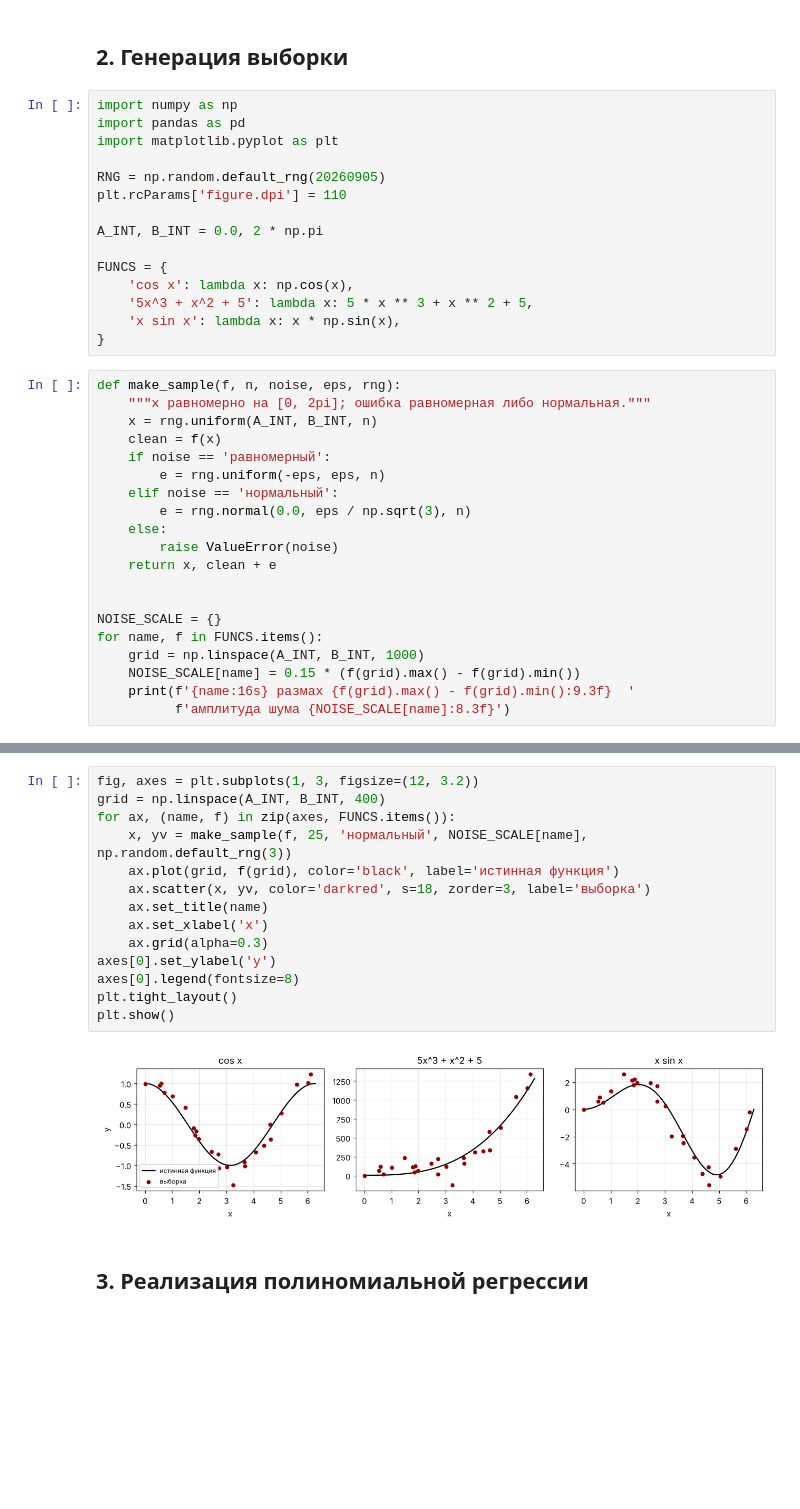
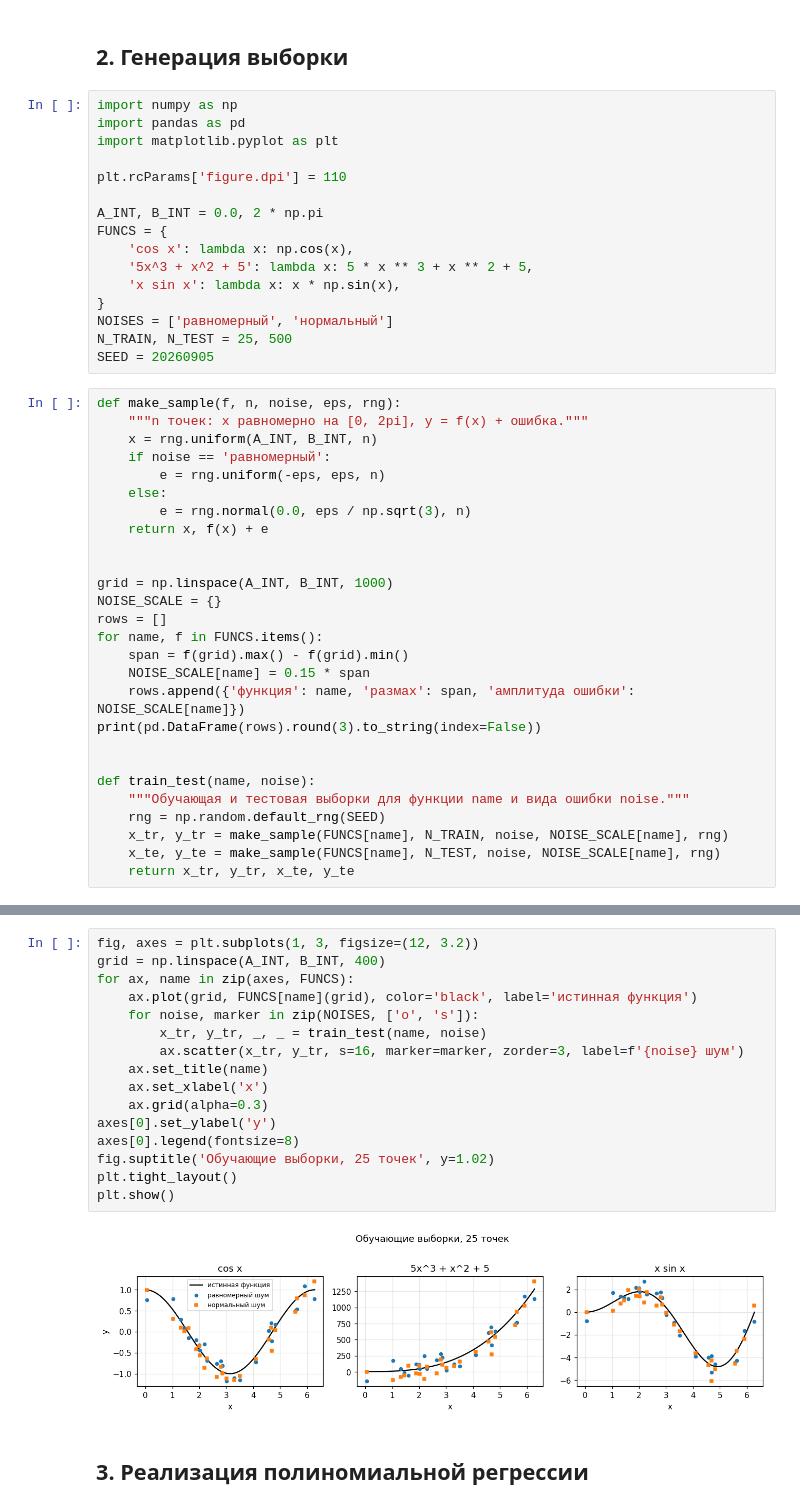
Before and after one commit to UsusCimex/NSU_DeepLearning, a Jupyter notebook: labs/lab-02-poly-regression/poly_regression.ipynb, the cells around one changed output, grey strips where cells are left out. Cells and saved outputs as stored; diff of their text form; blank space fills up the shorter version.

```diff
--- a/labs/lab-02-poly-regression/poly_regression.ipynb
+++ b/labs/lab-02-poly-regression/poly_regression.ipynb
@@ -133,34 +105,42 @@ import numpy as np
 import pandas as pd
 import matplotlib.pyplot as plt
 
-RNG = np.random.default_rng(20260905)
 plt.rcParams['figure.dpi'] = 110
 
 A_INT, B_INT = 0.0, 2 * np.pi
-
 FUNCS = {
     'cos x': lambda x: np.cos(x),
     '5x^3 + x^2 + 5': lambda x: 5 * x ** 3 + x ** 2 + 5,
     'x sin x': lambda x: x * np.sin(x),
 }
+NOISES = ['равномерный', 'нормальный']
+N_TRAIN, N_TEST = 25, 500
+SEED = 20260905
 # %%
 def make_sample(f, n, noise, eps, rng):
-    """x равномерно на [0, 2pi]; ошибка равномерная либо нормальная."""
+    """n точек: x равномерно на [0, 2pi], y = f(x) + ошибка."""
     x = rng.uniform(A_INT, B_INT, n)
-    clean = f(x)
     if noise == 'равномерный':
         e = rng.uniform(-eps, eps, n)
-    elif noise == 'нормальный':
+    else:
         e = rng.normal(0.0, eps / np.sqrt(3), n)
-    else:
-        raise ValueError(noise)
-    return x, clean + e
+    return x, f(x) + e
 
 
+grid = np.linspace(A_INT, B_INT, 1000)
 NOISE_SCALE = {}
+rows = []
 for name, f in FUNCS.items():
-    grid = np.linspace(A_INT, B_INT, 1000)
-    NOISE_SCALE[name] = 0.15 * (f(grid).max() - f(grid).min())
-    print(f'{name:16s} размах {f(grid).max() - f(grid).min():9.3f}  '
-          f'амплитуда шума {NOISE_SCALE[name]:8.3f}')
+    span = f(grid).max() - f(grid).min()
+    NOISE_SCALE[name] = 0.15 * span
+    rows.append({'функция': name, 'размах': span, 'амплитуда ошибки': NOISE_SCALE[name]})
+print(pd.DataFrame(rows).round(3).to_string(index=False))
+
+
+def train_test(name, noise):
+    """Обучающая и тестовая выборки для функции name и вида ошибки noise."""
+    rng = np.random.default_rng(SEED)
+    x_tr, y_tr = make_sample(FUNCS[name], N_TRAIN, noise, NOISE_SCALE[name], rng)
+    x_te, y_te = make_sample(FUNCS[name], N_TEST, noise, NOISE_SCALE[name], rng)
+    return x_tr, y_tr, x_te, y_te
 # %% [output]
@@ -170,19 +151,21 @@ x sin x          размах     6.634  амплитуда шума    0.995
 # %%
 fig, axes = plt.subplots(1, 3, figsize=(12, 3.2))
 grid = np.linspace(A_INT, B_INT, 400)
-for ax, (name, f) in zip(axes, FUNCS.items()):
-    x, yv = make_sample(f, 25, 'нормальный', NOISE_SCALE[name], np.random.default_rng(3))
-    ax.plot(grid, f(grid), color='black', label='истинная функция')
-    ax.scatter(x, yv, color='darkred', s=18, zorder=3, label='выборка')
+for ax, name in zip(axes, FUNCS):
+    ax.plot(grid, FUNCS[name](grid), color='black', label='истинная функция')
+    for noise, marker in zip(NOISES, ['o', 's']):
+        x_tr, y_tr, _, _ = train_test(name, noise)
+        ax.scatter(x_tr, y_tr, s=16, marker=marker, zorder=3, label=f'{noise} шум')
     ax.set_title(name)
     ax.set_xlabel('x')
     ax.grid(alpha=0.3)
 axes[0].set_ylabel('y')
 axes[0].legend(fontsize=8)
+fig.suptitle('Обучающие выборки, 25 точек', y=1.02)
 plt.tight_layout()
 plt.show()
 # %% [output]
-[figure, old version]
+[figure, new version]
 # %% [markdown]
 ## 3. Реализация полиномиальной регрессии
 # %%
```
Also changed, not shown: parts of 27 cells of this notebook, 9 other files.
